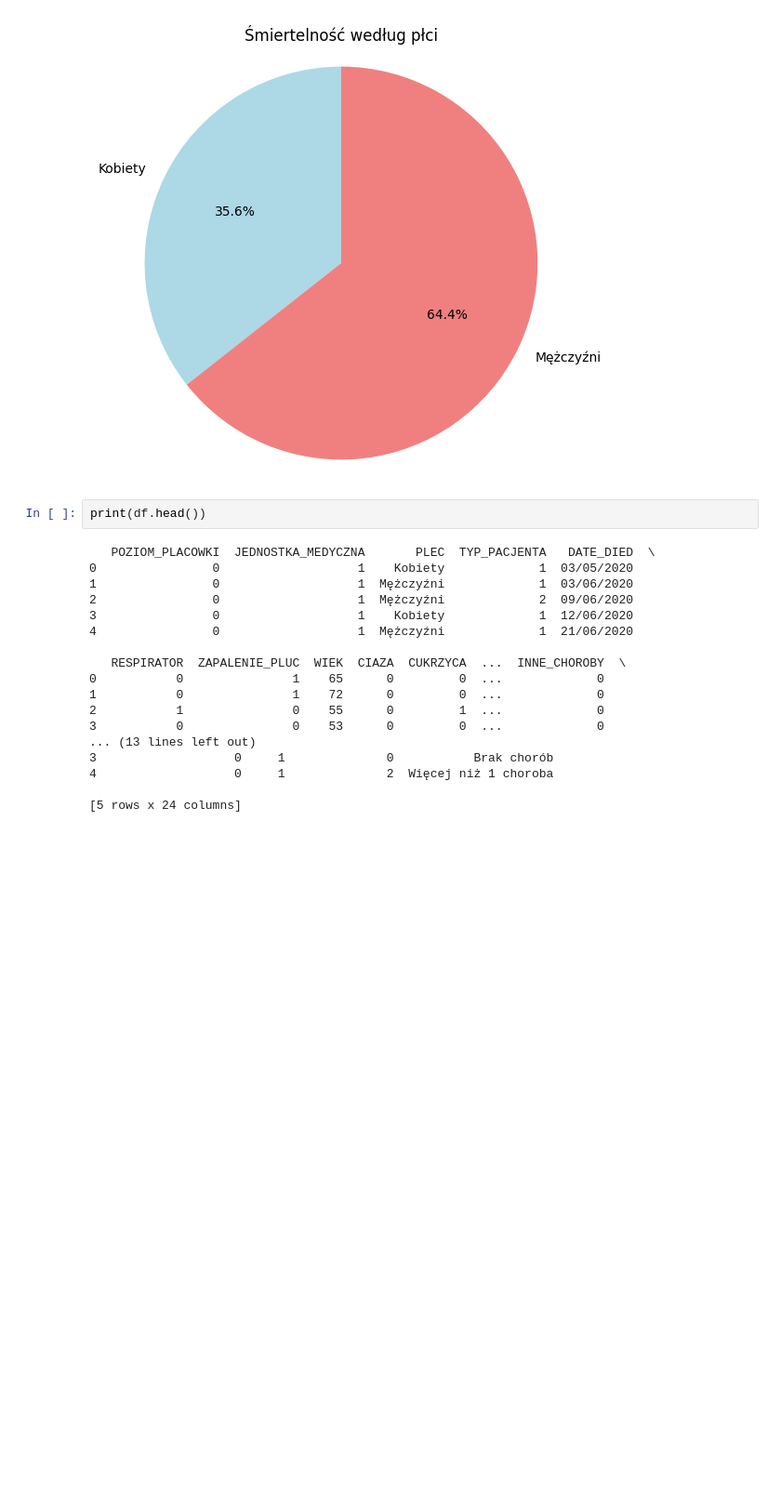
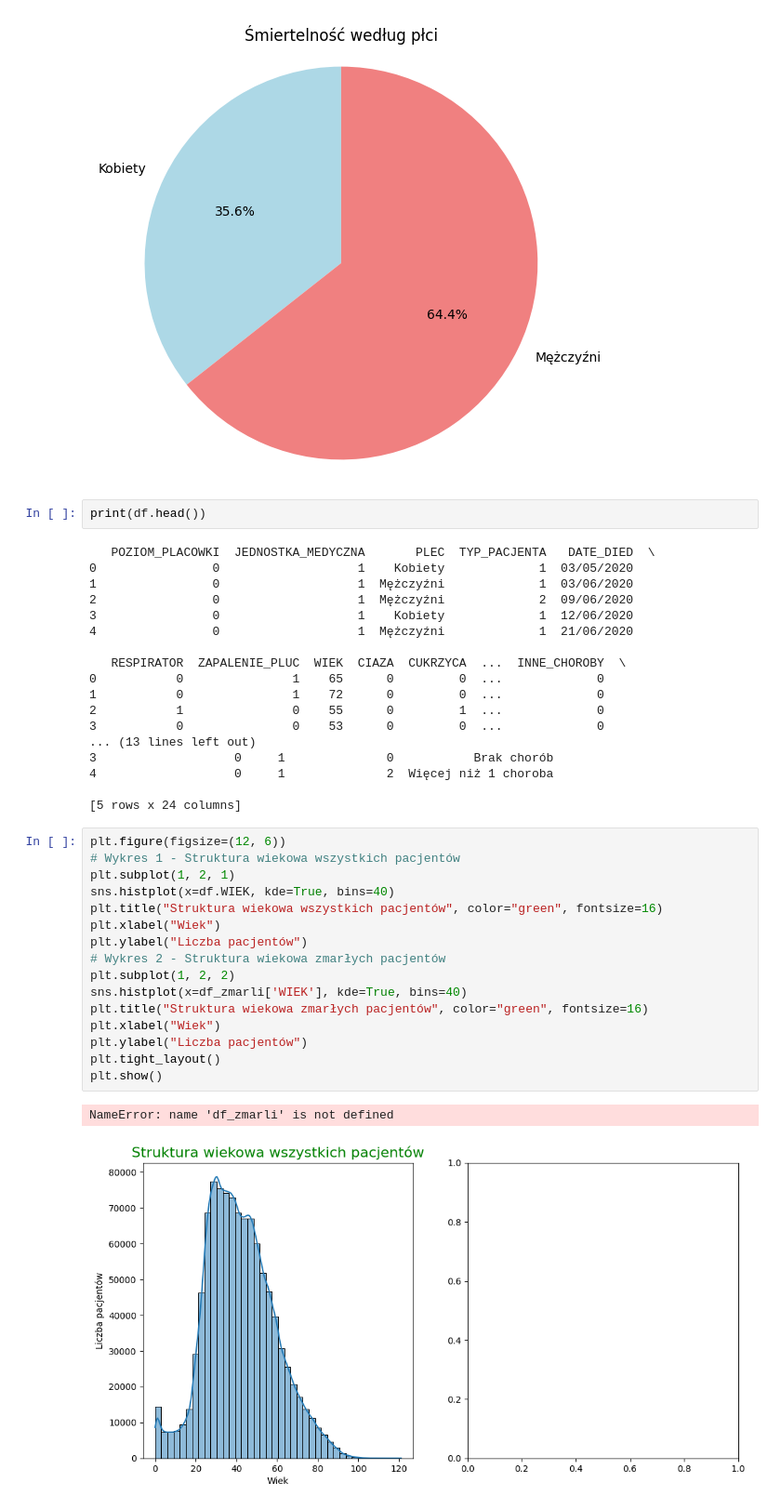
Before and after one commit to infoshareacademy/jdszr13-pocieszyciele_wrazliwych_danych, a Jupyter notebook: python-projekt-pwd/covid.ipynb, the cells around one changed output. Shown: that part at 93% size. Drawn from its saved outputs; the diff is of its cells as text; blank space fills up the shorter version.

```diff
--- a/python-projekt-pwd/covid.ipynb
+++ b/python-projekt-pwd/covid.ipynb
@@ -351,3 +351,22 @@ print(df.head())
 4                   0     1              2  Więcej niż 1 choroba
 
 [5 rows x 24 columns]
+# %%
+plt.figure(figsize=(12, 6))
+# Wykres 1 - Struktura wiekowa wszystkich pacjentów
+plt.subplot(1, 2, 1)
+sns.histplot(x=df.WIEK, kde=True, bins=40)
+plt.title("Struktura wiekowa wszystkich pacjentów", color="green", fontsize=16)
+plt.xlabel("Wiek")
+plt.ylabel("Liczba pacjentów")
+# Wykres 2 - Struktura wiekowa zmarłych pacjentów
+plt.subplot(1, 2, 2)
+sns.histplot(x=df_zmarli['WIEK'], kde=True, bins=40)
+plt.title("Struktura wiekowa zmarłych pacjentów", color="green", fontsize=16)
+plt.xlabel("Wiek")
+plt.ylabel("Liczba pacjentów")
+plt.tight_layout()
+plt.show()
+# %% [output]
+NameError: name 'df_zmarli' is not defined
+[figure, added]
```
